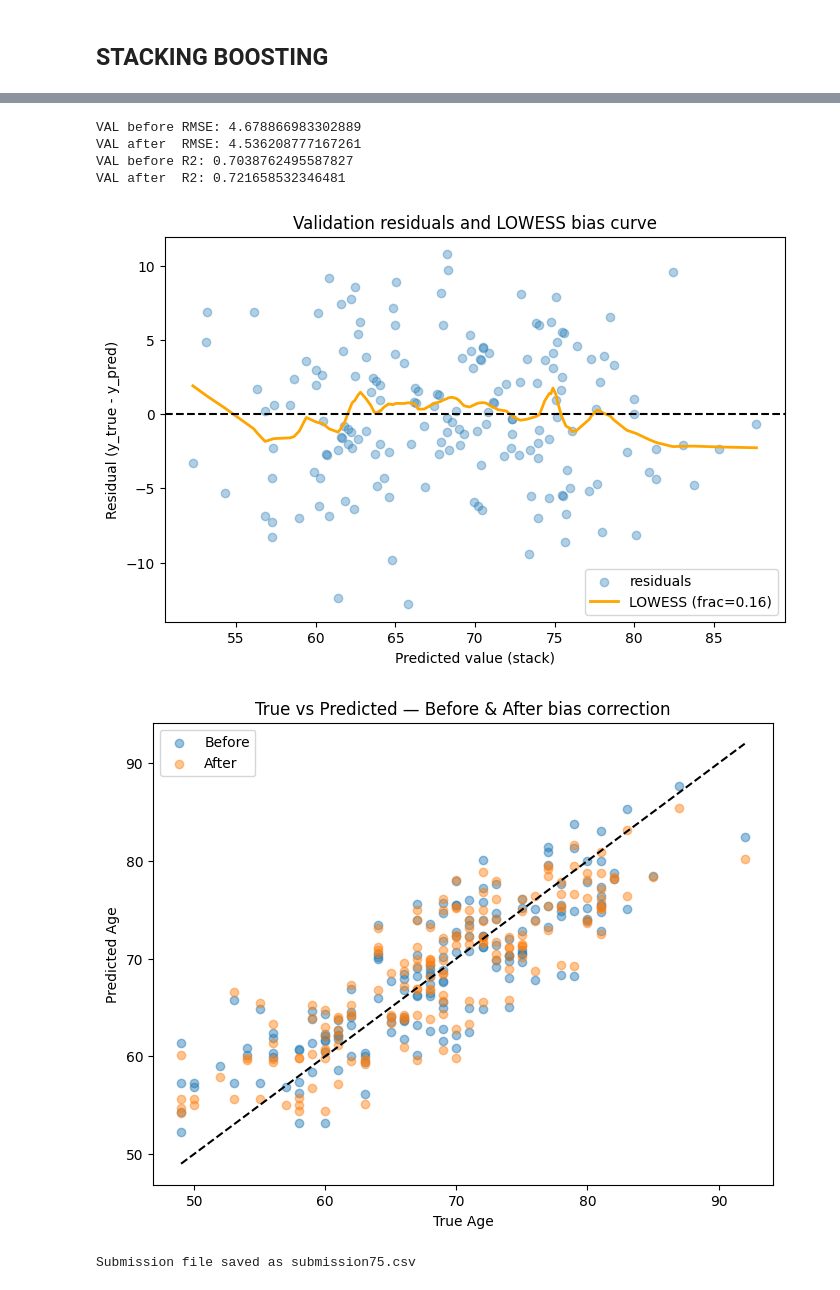
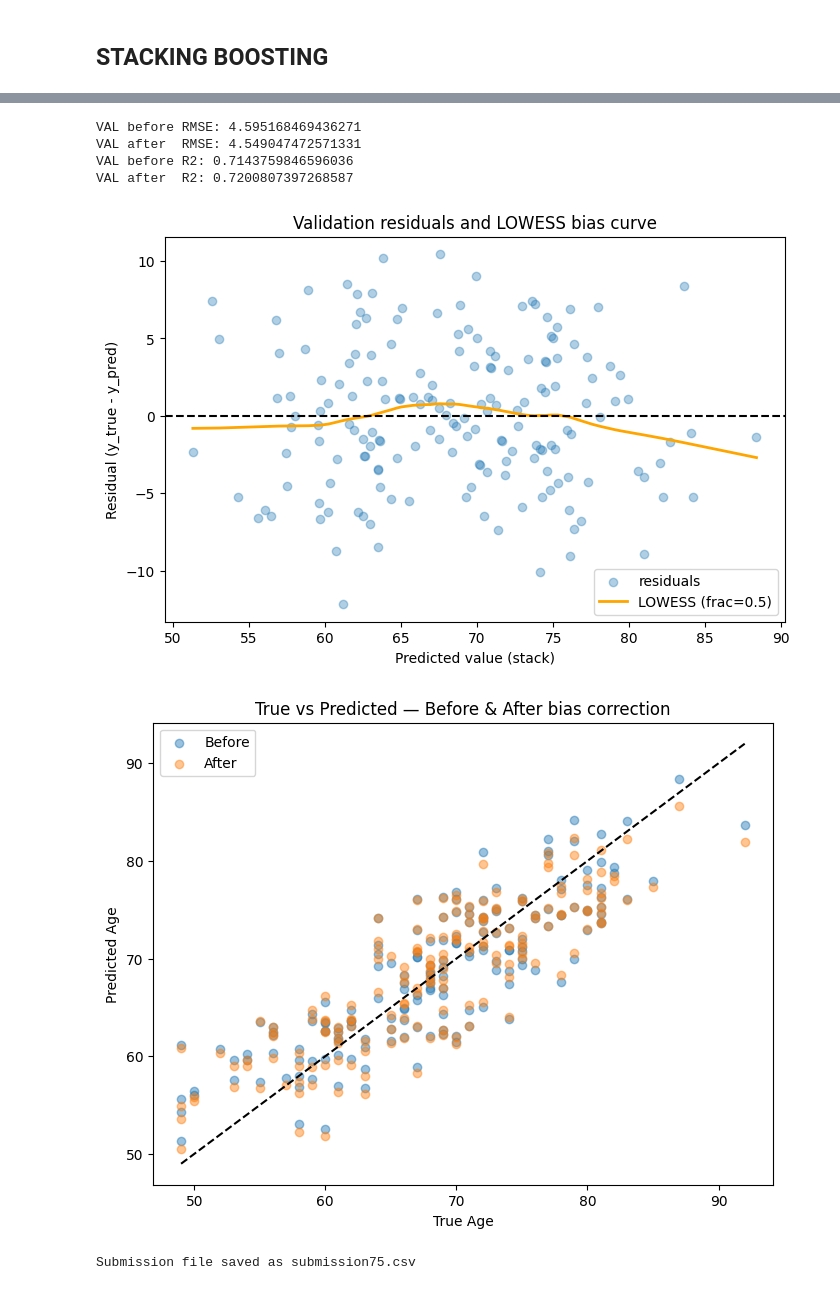
Before and after one commit to lambione/ETH-KAGGLE-COMPETITIONS-AML, a Jupyter notebook: PROJECT_1/mri_detection.ipynb, the cells around one changed output, grey strips where cells are left out. Saved outputs shown, nothing was run; the diff lists cells and outputs as text; code cells hidden in the pictures.

```diff
--- a/PROJECT_1/mri_detection.ipynb
+++ b/PROJECT_1/mri_detection.ipynb
@@ -468,7 +468,7 @@ mi_sorted = mi_scores_series.sort_values(ascending=False)
 
 top_features_mi = mi_sorted.index[:100]
 
-top_features_30 = mi_sorted.index[:50]
+top_features_30 = mi_sorted.index[:70]
 
 top_features_60 = mi_sorted.index[50:80]
 
@@ -501,7 +501,7 @@ f_scores_series = pd.Series(f_scores, index=X_imp_train.columns)
 f_sorted = f_scores_series.sort_values(ascending=False)
 
 # Select top k linear features (e.g., top 50)
-top_features_linear = f_sorted.index[:70]
+top_features_linear = f_sorted.index[:90]
 
 print("Top linear features by F-score:")
 print(top_features_linear)
@@ -820,7 +821,7 @@ y_pred_val = y_pred_stack
 residuals = y_val - y_pred_val
 
 lowess = sm.nonparametric.lowess
-frac = 0.16
+frac = 0.5
 lowess_fit = lowess(residuals, y_pred_val, frac=frac, return_sorted=True)
 
 from scipy.interpolate import interp1d
@@ -829,39 +830,39 @@ ys = lowess_fit[:, 1]
 bias_func = interp1d(xs, ys, bounds_error=False, fill_value=(ys[0], ys[-1]))
 
 bias_corr_val = bias_func(y_pred_val)
 y_pred_val_corrected = y_pred_val + bias_corr_val
 
 print("VAL before RMSE:", mean_squared_error(y_val, y_pred_val) ** 0.5)
 print("VAL after  RMSE:", mean_squared_error(y_val, y_pred_val_corrected) ** 0.5)
 print("VAL before R2:", r2_score(y_val, y_pred_val))
 print("VAL after  R2:", r2_score(y_val, y_pred_val_corrected))
 
 plt.figure(figsize=(8,5))
 plt.scatter(y_pred_val, residuals, alpha=0.35, label='residuals')
 plt.plot(xs, ys, linewidth=2, label=f'LOWESS (frac={frac})', color='orange')
 plt.axhline(0, linestyle='--', color='k')
 plt.xlabel('Predicted value (stack)')
 plt.ylabel('Residual (y_true - y_pred)')
 plt.title('Validation residuals and LOWESS bias curve')
 plt.legend()
 plt.show()
 
 plt.figure(figsize=(8,6))
 plt.scatter(y_val, y_pred_val, alpha=0.45, label='Before')
 plt.scatter(y_val, y_pred_val_corrected, alpha=0.45, label='After')
 plt.plot([y_val.min(), y_val.max()], [y_val.min(), y_val.max()], 'k--')
 plt.legend()
 plt.xlabel('True Age')
 plt.ylabel('Predicted Age')
 plt.title('True vs Predicted — Before & After bias correction')
 plt.show()
 # %% [output]
-VAL before RMSE: 4.678866983302889
-VAL after  RMSE: 4.536208777167261
-VAL before R2: 0.7038762495587827
-VAL after  R2: 0.721658532346481
+VAL before RMSE: 4.595168469436271
+VAL after  RMSE: 4.549047472571331
+VAL before R2: 0.7143759846596036
+VAL after  R2: 0.7200807397268587
-[figure, old version]
+[figure, new version]
-[figure, old version]
+[figure, new version]
 # %%
 X_new_df = pd.read_csv("X_test.csv")
 ids = X_new_df['id'].to_numpy()
```
Also changed, not shown: parts of 7 cells of this notebook.
